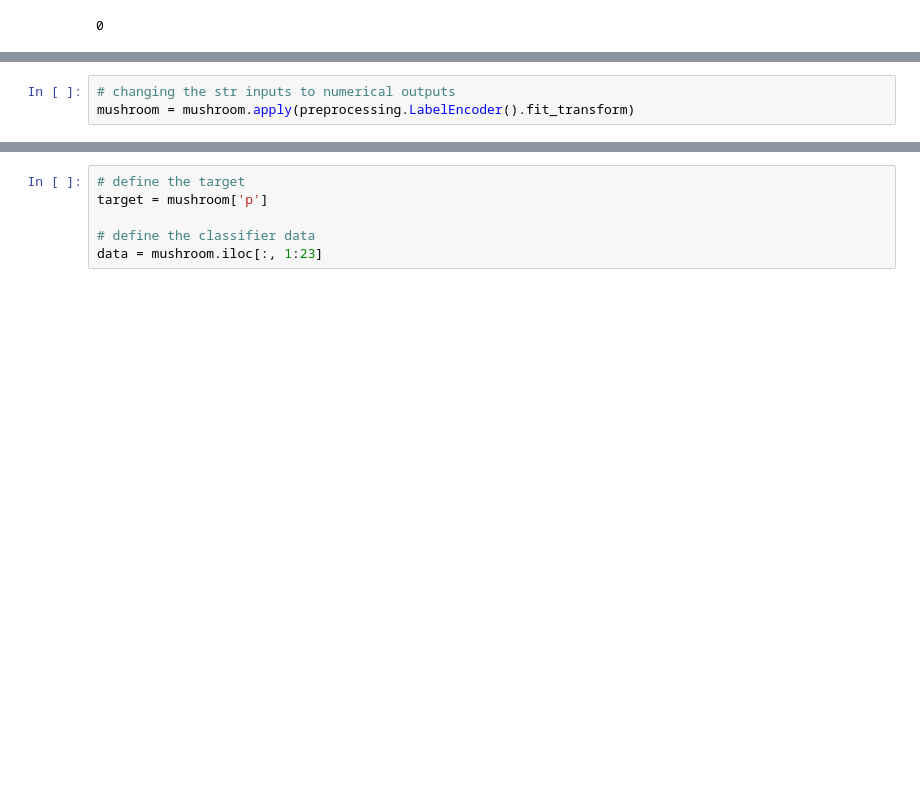
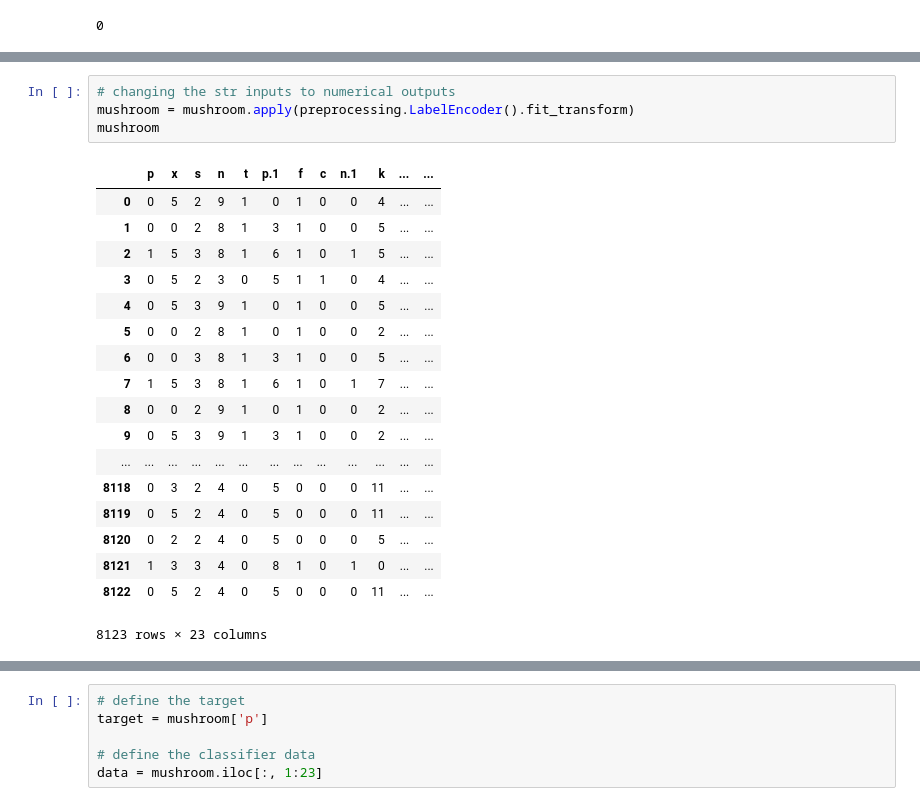
Before and after one commit to siobhanmccarter/mushroom-analysis, a Jupyter notebook: src/mushroom_code.ipynb, the cells around one changed output, grey strips where cells are left out. Drawn from its saved outputs; the diff is of its cells as text; blank space fills up the shorter version.

```diff
--- a/src/mushroom_code.ipynb
+++ b/src/mushroom_code.ipynb
@@ -31,3 +44,23 @@ mushroom.isnull().sum().sum()
 # %%
 # changing the str inputs to numerical outputs
 mushroom = mushroom.apply(preprocessing.LabelEncoder().fit_transform)
+mushroom
+# %% [output]
+|  | p | x | s | n | t | p.1 | f | c | n.1 | k | ... | ... |
+| 0 | 0 | 5 | 2 | 9 | 1 | 0 | 1 | 0 | 0 | 4 | ... | ... |
+| 1 | 0 | 0 | 2 | 8 | 1 | 3 | 1 | 0 | 0 | 5 | ... | ... |
+| 2 | 1 | 5 | 3 | 8 | 1 | 6 | 1 | 0 | 1 | 5 | ... | ... |
+| 3 | 0 | 5 | 2 | 3 | 0 | 5 | 1 | 1 | 0 | 4 | ... | ... |
+| 4 | 0 | 5 | 3 | 9 | 1 | 0 | 1 | 0 | 0 | 5 | ... | ... |
+| 5 | 0 | 0 | 2 | 8 | 1 | 0 | 1 | 0 | 0 | 2 | ... | ... |
+| 6 | 0 | 0 | 3 | 8 | 1 | 3 | 1 | 0 | 0 | 5 | ... | ... |
+| 7 | 1 | 5 | 3 | 8 | 1 | 6 | 1 | 0 | 1 | 7 | ... | ... |
+| 8 | 0 | 0 | 2 | 9 | 1 | 0 | 1 | 0 | 0 | 2 | ... | ... |
+| 9 | 0 | 5 | 3 | 9 | 1 | 3 | 1 | 0 | 0 | 2 | ... | ... |
+| ... | ... | ... | ... | ... | ... | ... | ... | ... | ... | ... | ... | ... |
+| 8118 | 0 | 3 | 2 | 4 | 0 | 5 | 0 | 0 | 0 | 11 | ... | ... |
+| 8119 | 0 | 5 | 2 | 4 | 0 | 5 | 0 | 0 | 0 | 11 | ... | ... |
+| 8120 | 0 | 2 | 2 | 4 | 0 | 5 | 0 | 0 | 0 | 5 | ... | ... |
+| 8121 | 1 | 3 | 3 | 4 | 0 | 8 | 1 | 0 | 1 | 0 | ... | ... |
+| 8122 | 0 | 5 | 2 | 4 | 0 | 5 | 0 | 0 | 0 | 11 | ... | ... |
+8123 rows × 23 columns
```
Also changed, not shown: parts of 3 cells of this notebook, 3 other files.
